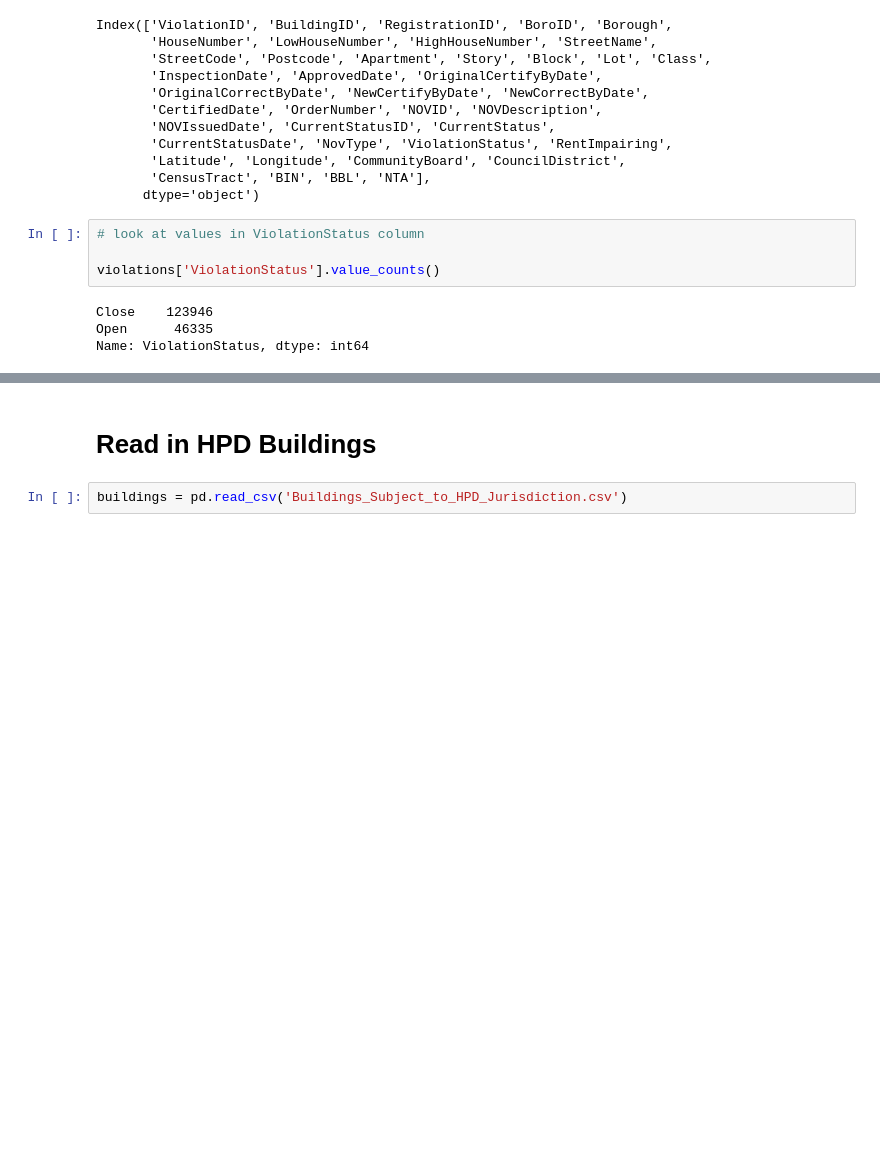
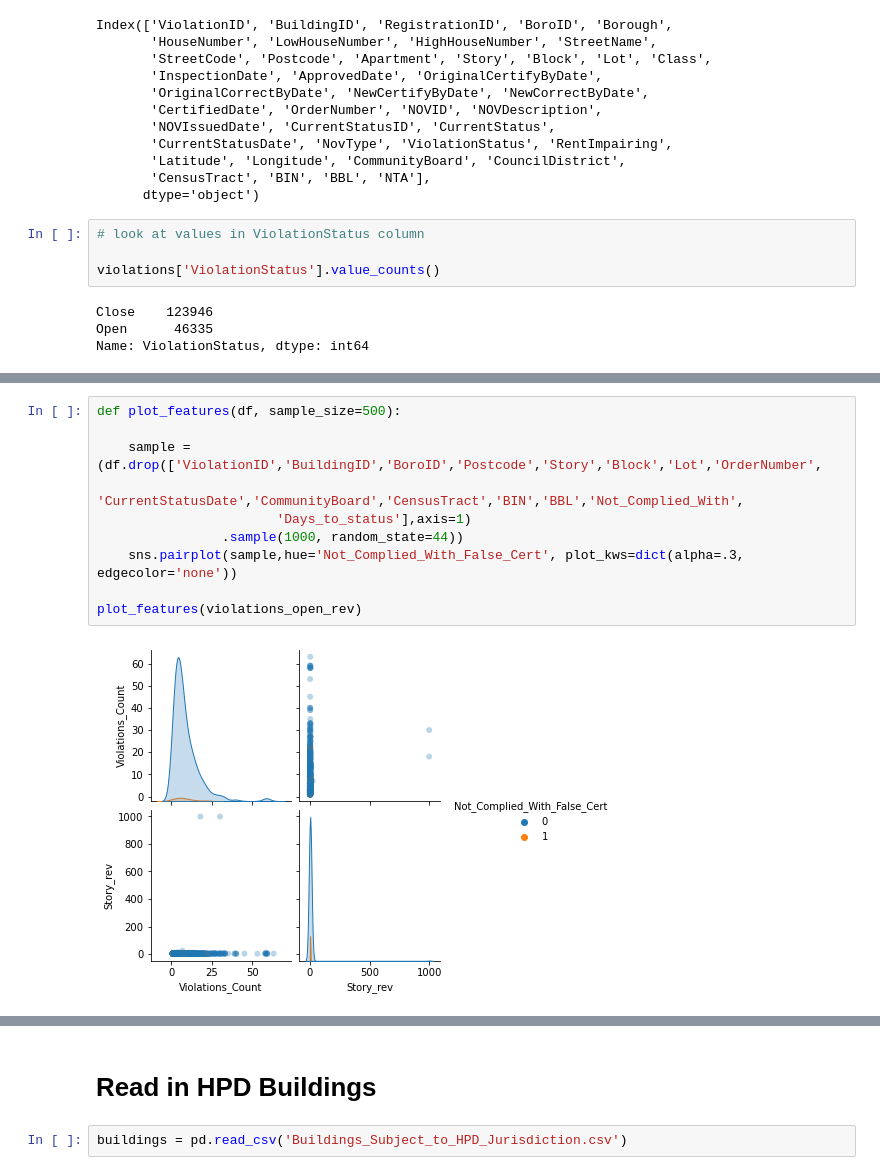
Before and after one commit to chloebs4590/Metis-Classification, a Jupyter notebook: classification_project.ipynb, the cells around one changed output, grey strips where cells are left out. Saved outputs shown, nothing was run; the diff lists cells and outputs as text; blank space fills up the shorter version.

```diff
--- a/classification_project.ipynb
+++ b/classification_project.ipynb
@@ -301,0 +275,12 @@ violations_closed_no_outs = violations_closed_no_outs[['BuildingID','BoroID','Po
+# %%
+def plot_features(df, sample_size=500):
+
+    sample = (df.drop(['ViolationID','BuildingID','BoroID','Postcode','Story','Block','Lot','OrderNumber',
+                       'CurrentStatusDate','CommunityBoard','CensusTract','BIN','BBL','Not_Complied_With',
+                       'Days_to_status'],axis=1)
+                .sample(1000, random_state=44))
+    sns.pairplot(sample,hue='Not_Complied_With_False_Cert', plot_kws=dict(alpha=.3, edgecolor='none'))
+
+plot_features(violations_open_rev)
+# %% [output]
+[figure, added]
```
Also changed, not shown: parts of 60 cells of this notebook.
